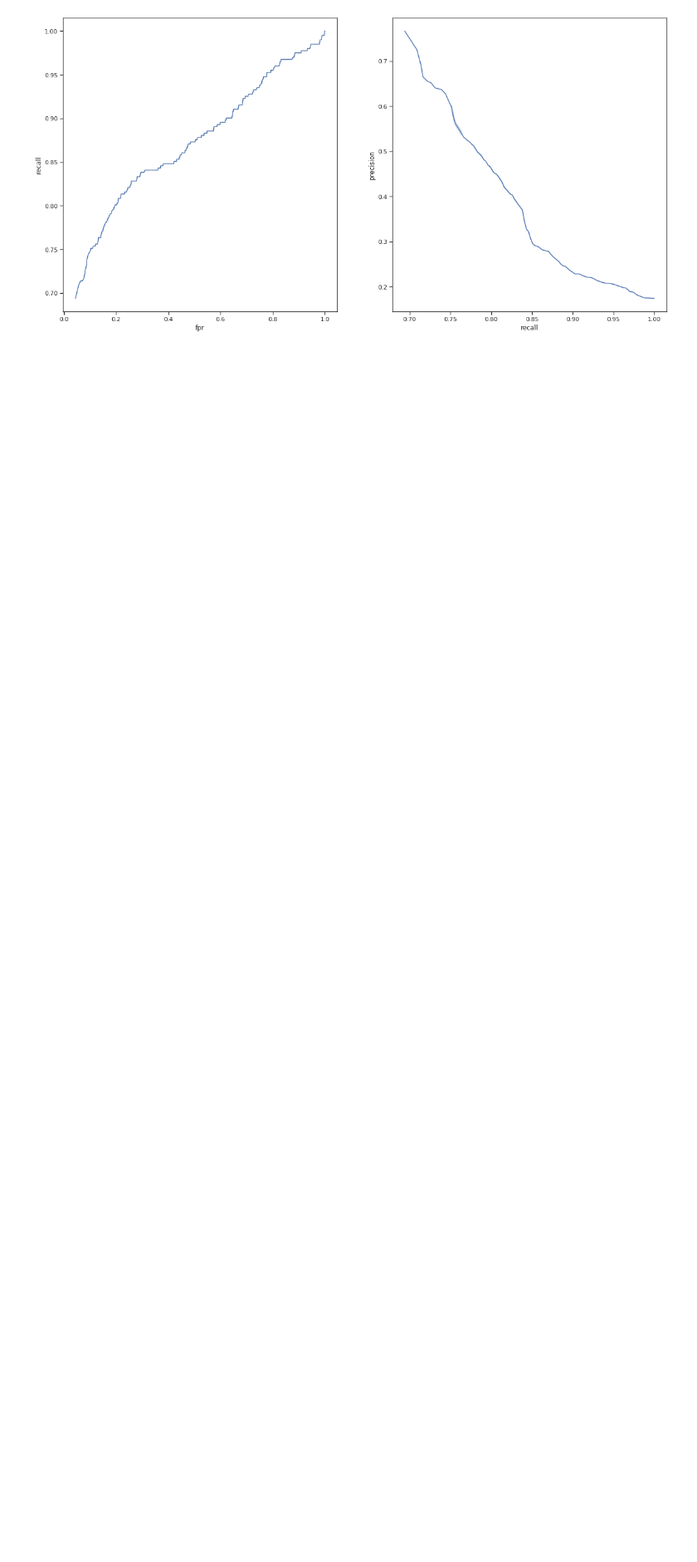
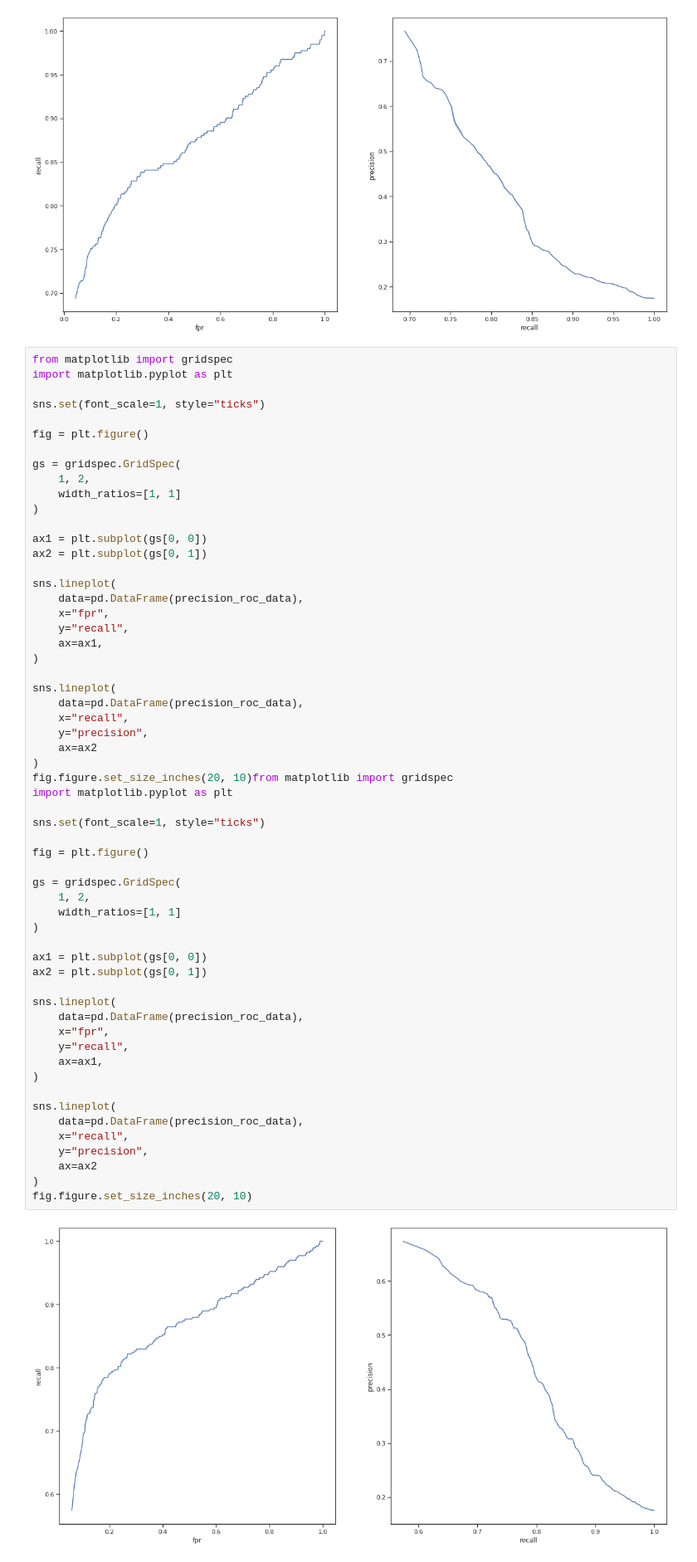
Before and after one commit to InfectionMedicineProteomics/DPKS, a Jupyter notebook: notebooks/differential_expression.ipynb, the cells around one changed output. Shown at 83% size. Saved outputs shown, nothing was run; the diff lists cells and outputs as text; blank space fills up the shorter version.

```diff
--- a/notebooks/differential_expression.ipynb
+++ b/notebooks/differential_expression.ipynb
@@ -112,3 +118,63 @@ sns.lineplot(
 fig.figure.set_size_inches(20, 10)
 # %% [output]
 [figure]
+# %%
+from matplotlib import gridspec
+import matplotlib.pyplot as plt
+
+sns.set(font_scale=1, style="ticks")
+
+fig = plt.figure()
+
+gs = gridspec.GridSpec(
+    1, 2,
+    width_ratios=[1, 1]
+)
+
+ax1 = plt.subplot(gs[0, 0])
+ax2 = plt.subplot(gs[0, 1])
+
+sns.lineplot(
+    data=pd.DataFrame(precision_roc_data),
+    x="fpr",
+    y="recall",
+    ax=ax1,
+)
+
+sns.lineplot(
+    data=pd.DataFrame(precision_roc_data),
+    x="recall",
+    y="precision",
+    ax=ax2
+)
+fig.figure.set_size_inches(20, 10)from matplotlib import gridspec
+import matplotlib.pyplot as plt
+
+sns.set(font_scale=1, style="ticks")
+
+fig = plt.figure()
+
+gs = gridspec.GridSpec(
+    1, 2,
+    width_ratios=[1, 1]
+)
+
+ax1 = plt.subplot(gs[0, 0])
+ax2 = plt.subplot(gs[0, 1])
+
+sns.lineplot(
+    data=pd.DataFrame(precision_roc_data),
+    x="fpr",
+    y="recall",
+    ax=ax1,
+)
+
+sns.lineplot(
+    data=pd.DataFrame(precision_roc_data),
+    x="recall",
+    y="precision",
+    ax=ax2
+)
+fig.figure.set_size_inches(20, 10)
+# %% [output]
+[figure, added]
```
Also changed, not shown: parts of 2 cells of this notebook, 3 other files.
